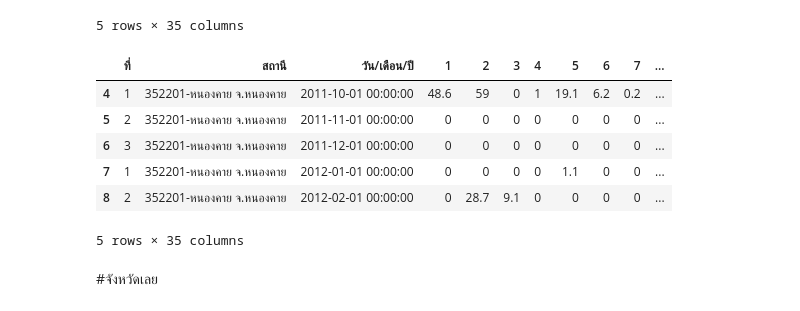
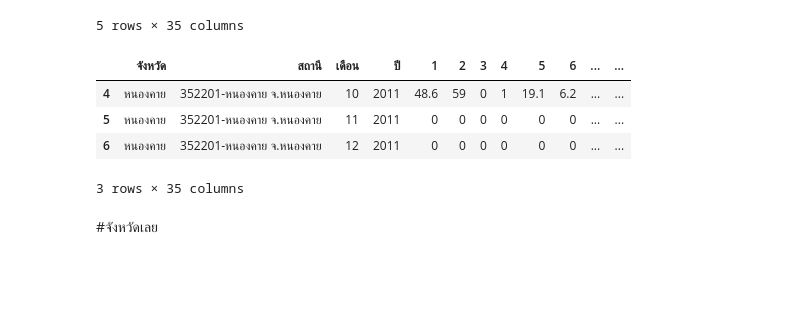
Before and after one commit to NewtonSawitta/bsc_dpdm22, a Jupyter notebook: Quiz_Group_5_20_of_Midterm.ipynb, the cells around one changed output. Cells and saved outputs as stored; diff of their text form; code cells hidden in the pictures; blank space fills up the shorter version.

```diff
--- a/Quiz_Group_5_20_of_Midterm.ipynb
+++ b/Quiz_Group_5_20_of_Midterm.ipynb
@@ -317,17 +280,20 @@ nk_rain.head(5)
 | 4 | 1 | 352201-หนองคาย จ.หนองคาย | 2011-10-01 00:00:00 | 48.6 | 59 | 0 | 1 | ... |
 5 rows × 35 columns
 # %%
-nk_rain.drop([0,1,2,3], inplace= True)
-nk_rain.set_axis(['ที่', 'สถานี','วัน/เดือน/ปี','1','2','3','4','5','6','7','8','9','10','11','12','13','14','15','16','17','18','19','20','21','22','23','24','25','26','27','28','29','30','31','เฉลี่ย'], axis='columns', inplace=True)
-nk_rain.head(5)
+nk_rain.drop([0,1,2,3], inplace= True) # drop row 1-3
+nk_rain.set_axis(['ที่', 'สถานี','วัน/เดือน/ปี','1','2','3','4','5','6','7','8','9','10','11','12','13','14','15','16','17','18','19','20','21','22','23','24','25','26','27','28','29','30','31','เฉลี่ย'], axis='columns', inplace=True) # เปลี่ยนชื่อตาราง
+nk_rain.drop(['เฉลี่ย'], axis=1, inplace=True) # drop column 'เฉลี่ย'
+nk_rain['จังหวัด'] = 'หนองคาย' # เพิ่ม column 'จังหวัด'
+nk_rain[['ปี','เดือน','วัน']] = nk_rain["วัน/เดือน/ปี"].apply(lambda x: pd.Series(str(x).split("-")))
+nk_rain[['จังหวัด', 'สถานี', 'เดือน', 'ปี', '1', '2', '3', '4', '5', '6', '7', '8',
+       '9', '10', '11', '12', '13', '14', '15', '16', '17', '18', '19', '20',
+       '21', '22', '23', '24', '25', '26', '27', '28', '29', '30', '31',]].head(3)
 # %% [output]
-|  | ที่ | สถานี | วัน/เดือน/ปี | 1 | 2 | 3 | 4 | 5 | 6 | 7 | ... |
-| 4 | 1 | 352201-หนองคาย จ.หนองคาย | 2011-10-01 00:00:00 | 48.6 | 59 | 0 | 1 | 19.1 | 6.2 | 0.2 | ... |
-| 5 | 2 | 352201-หนองคาย จ.หนองคาย | 2011-11-01 00:00:00 | 0 | 0 | 0 | 0 | 0 | 0 | 0 | ... |
-| 6 | 3 | 352201-หนองคาย จ.หนองคาย | 2011-12-01 00:00:00 | 0 | 0 | 0 | 0 | 0 | 0 | 0 | ... |
-| 7 | 1 | 352201-หนองคาย จ.หนองคาย | 2012-01-01 00:00:00 | 0 | 0 | 0 | 0 | 1.1 | 0 | 0 | ... |
-| 8 | 2 | 352201-หนองคาย จ.หนองคาย | 2012-02-01 00:00:00 | 0 | 28.7 | 9.1 | 0 | 0 | 0 | 0 | ... |
+|  | จังหวัด | สถานี | เดือน | ปี | 1 | 2 | 3 | 4 | 5 | 6 | ... | ... |
+| 4 | หนองคาย | 352201-หนองคาย จ.หนองคาย | 10 | 2011 | 48.6 | 59 | 0 | 1 | 19.1 | 6.2 | ... | ... |
+| 5 | หนองคาย | 352201-หนองคาย จ.หนองคาย | 11 | 2011 | 0 | 0 | 0 | 0 | 0 | 0 | ... | ... |
+| 6 | หนองคาย | 352201-หนองคาย จ.หนองคาย | 12 | 2011 | 0 | 0 | 0 | 0 | 0 | 0 | ... | ... |
-5 rows × 35 columns
+3 rows × 35 columns
 # %% [markdown]
 #จังหวัดเลย
 # %% [markdown]
```
Also changed, not shown: parts of 10 cells of this notebook.
